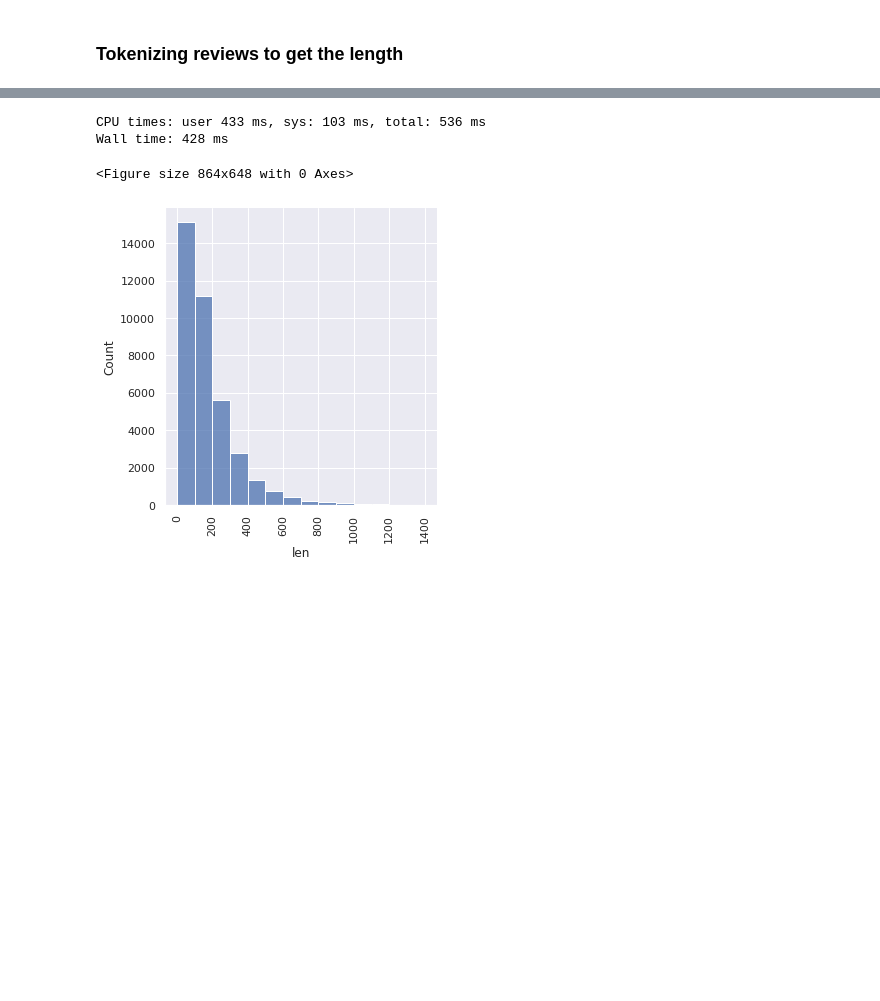
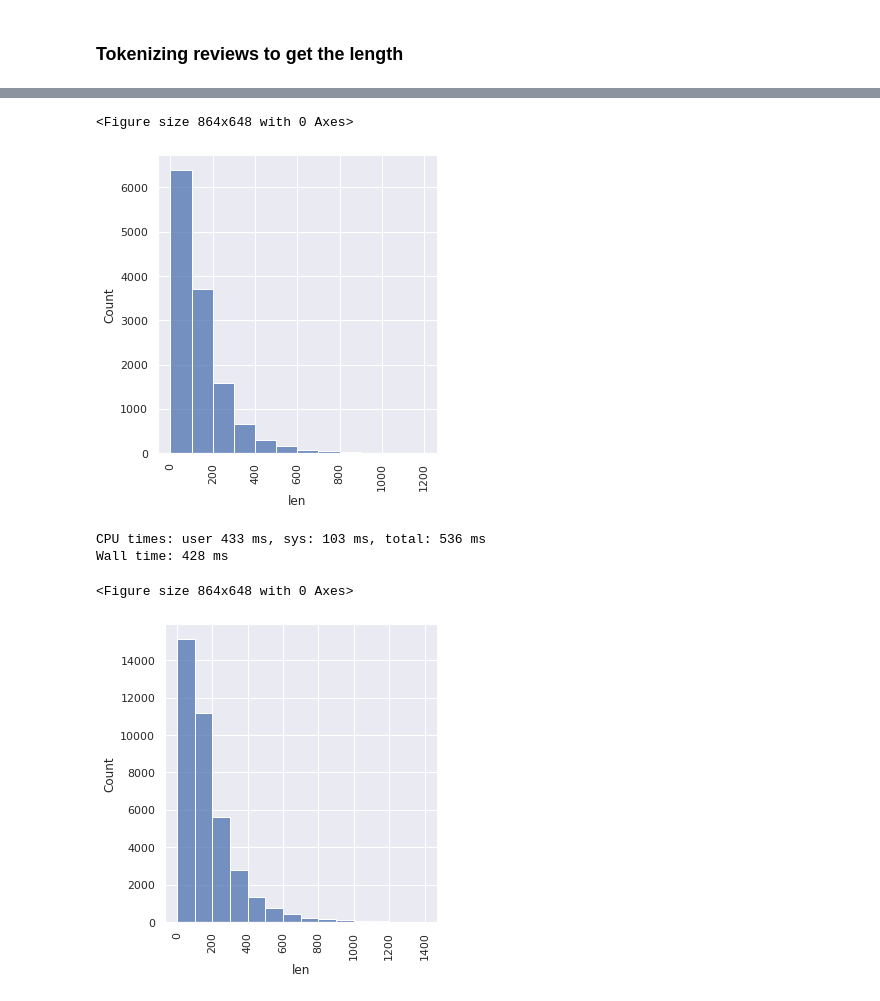
Before and after one commit to lupis30puc/yelp_bert_random_forest, a Jupyter notebook: Yelp_polarity_preprocessing_for_BERT.ipynb, the cells around one changed output, grey strips where cells are left out. Drawn from its saved outputs; the diff is of its cells as text; code cells hidden in the pictures; blank space fills up the shorter version.

```diff
--- a/Yelp_polarity_preprocessing_for_BERT.ipynb
+++ b/Yelp_polarity_preprocessing_for_BERT.ipynb
@@ -143,0 +127,7 @@ max(tokens_len_df['len'])
+# %%
+%%time
+# checking the reviews' length distribution
+plt.figure(figsize=(12, 9))
+plot = sns.displot(tokens_len_df['len'], bins=np.arange(0,1250,100))
+plt.xticks(rotation=90)
+# %% [output]
@@ -144,3 +136,5 @@ max(tokens_len_df['len'])
+<Figure size 864x648 with 0 Axes>
+[figure, added]
 # %%
 %%time
 # checking the reviews' length distribution
```
Also changed, not shown: parts of 25 cells of this notebook.
